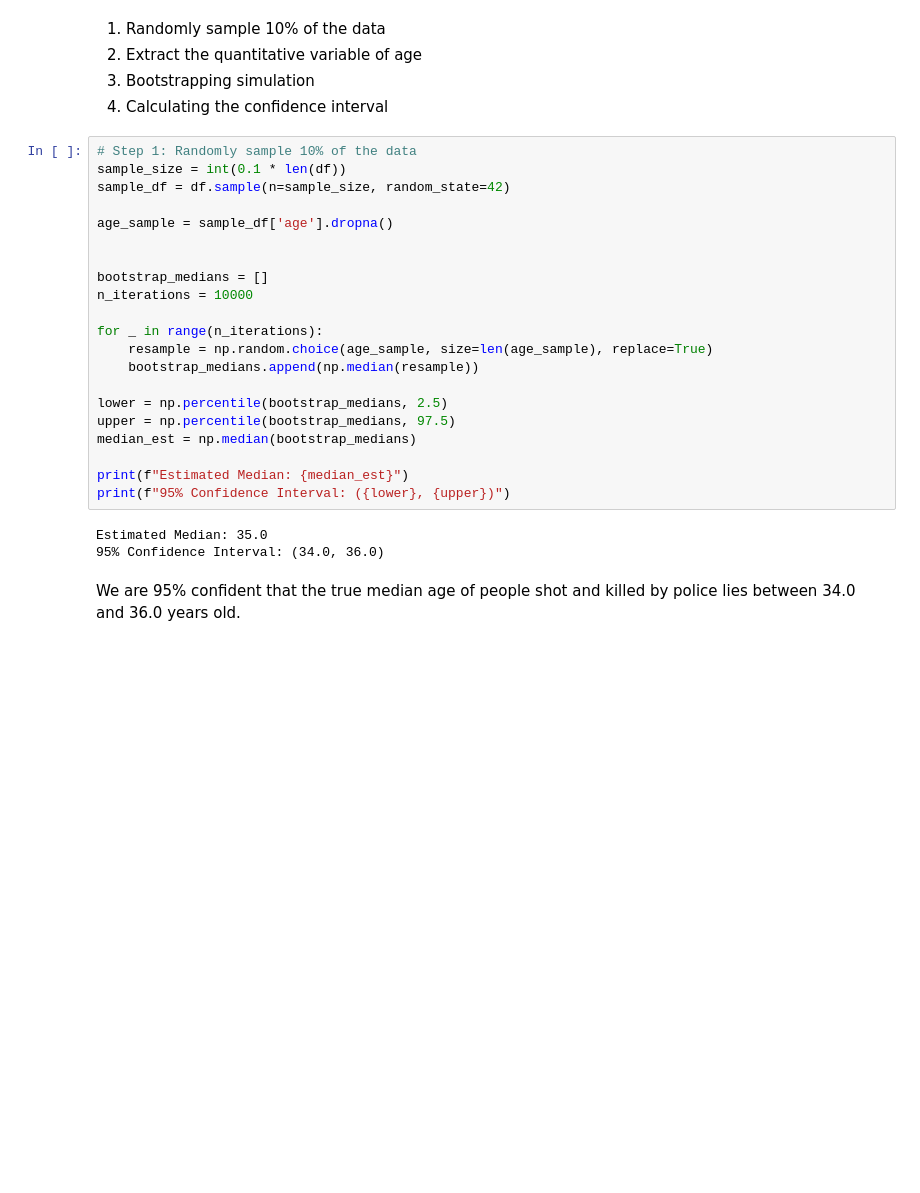
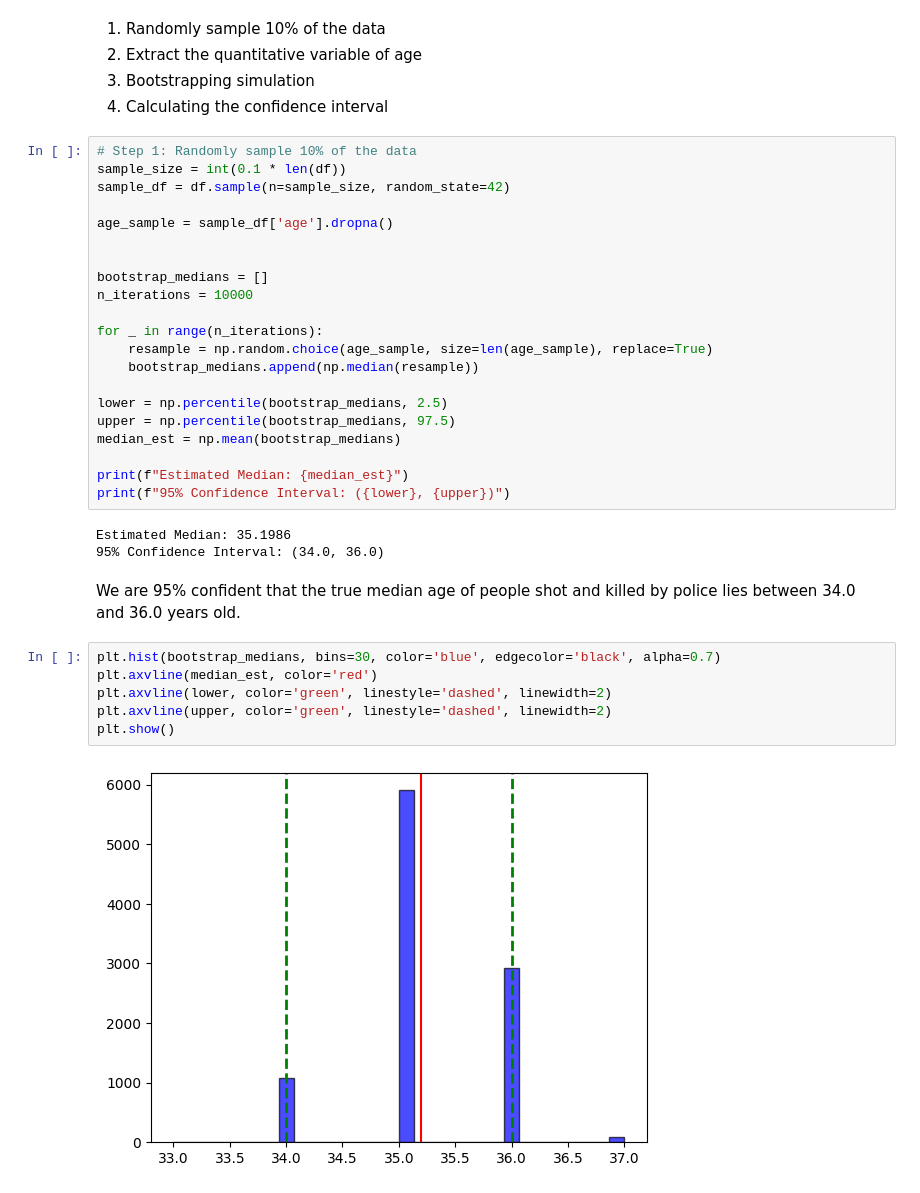
Before and after one commit to ZeeMurphy/Assignment11, a Jupyter notebook: Porject1_201April10.ipynb, the cells around one changed output. Drawn from its saved outputs; the diff is of its cells as text; blank space fills up the shorter version.

```diff
--- a/Porject1_201April10.ipynb
+++ b/Porject1_201April10.ipynb
@@ -333,12 +331,20 @@ for _ in range(n_iterations):
 
 lower = np.percentile(bootstrap_medians, 2.5)
 upper = np.percentile(bootstrap_medians, 97.5)
-median_est = np.median(bootstrap_medians)
+median_est = np.mean(bootstrap_medians)
 
 print(f"Estimated Median: {median_est}")
 print(f"95% Confidence Interval: ({lower}, {upper})")
 # %% [output]
-Estimated Median: 35.0
+Estimated Median: 35.1986
 95% Confidence Interval: (34.0, 36.0)
 # %% [markdown]
 We are 95% confident that the true median age of people shot and killed by police lies between 34.0 and 36.0 years old.
+# %%
+plt.hist(bootstrap_medians, bins=30, color='blue', edgecolor='black', alpha=0.7)
+plt.axvline(median_est, color='red')
+plt.axvline(lower, color='green', linestyle='dashed', linewidth=2)
+plt.axvline(upper, color='green', linestyle='dashed', linewidth=2)
+plt.show()
+# %% [output]
+[figure, added]
```
Also changed, not shown: parts of 7 cells of this notebook.
